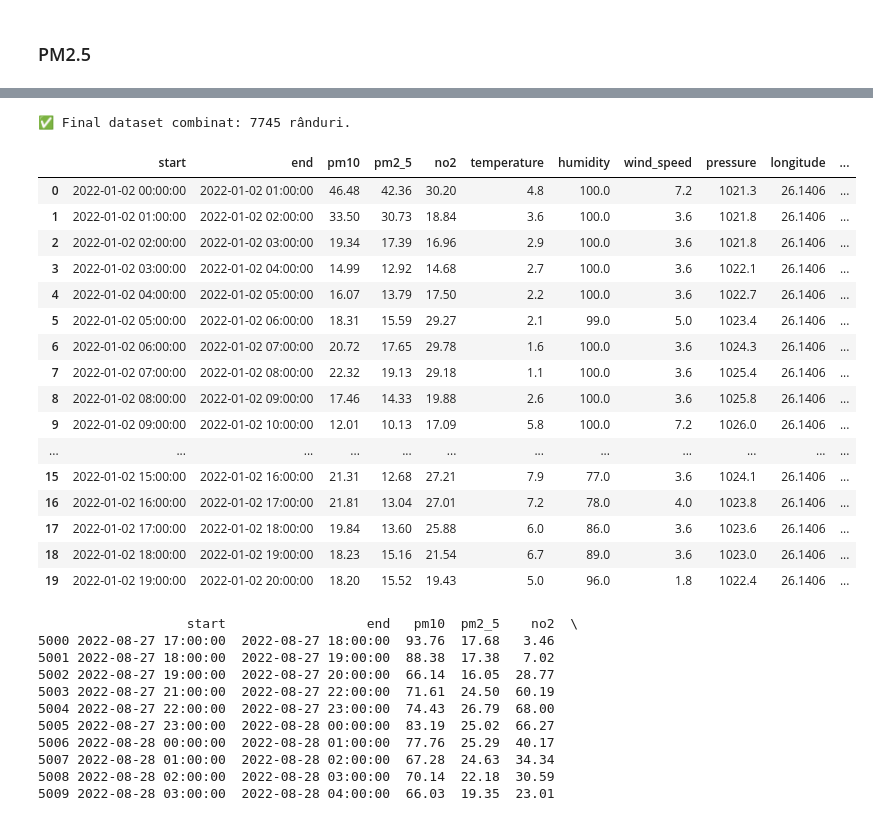
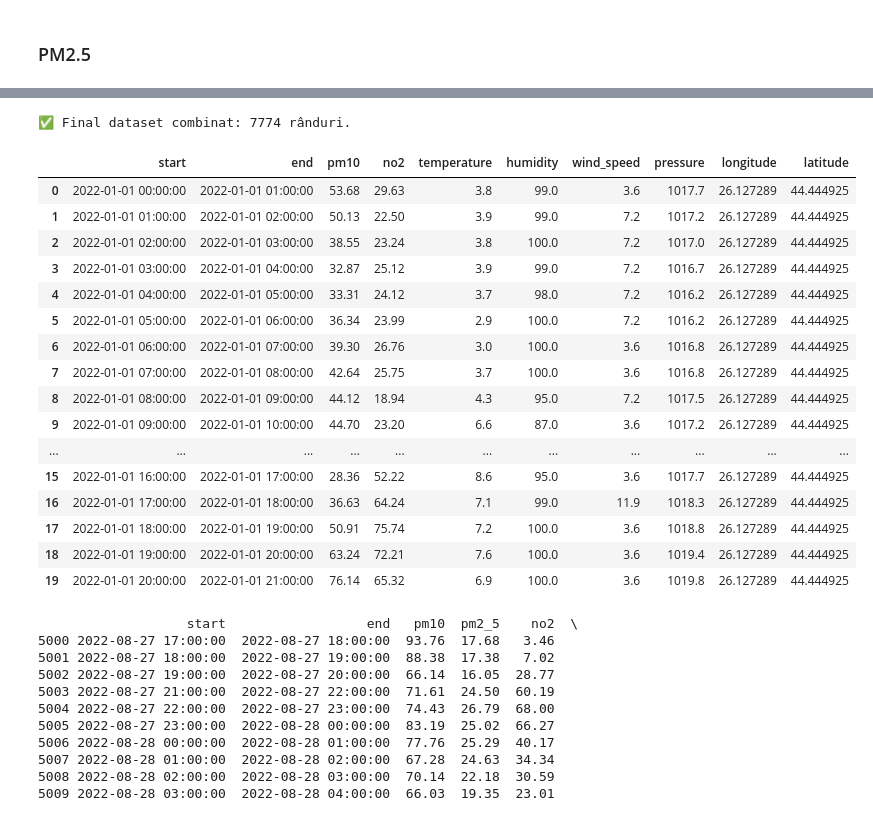
Before and after one commit to HemisCoding/bucharest-pollution-detector, a Jupyter notebook: notebooks/Pollution_Factors Data Collection.ipynb, the cells around one changed output, grey strips where cells are left out. Saved outputs shown, nothing was run; the diff lists cells and outputs as text; code cells hidden in the pictures.

Commit message:
data collections -analysis and prep

```diff
--- a/notebooks/Pollution_Factors Data Collection.ipynb
+++ b/notebooks/Pollution_Factors Data Collection.ipynb
@@ -364,0 +380,31 @@ df_no2_filtered.head()
+# %%
+### no PM25
+
+import pandas as pd
+
+# 1. Încarcă fișierele
+df_pm10 = pd.read_csv("../data/Checking data/pm10_bucharest_clean-ro0070a.csv")
+df_no2  = pd.read_csv("../data/Checking data/no2_bucharest_clean-ro0070a.csv")
+
+# 3. Merge între PM10 și NO2
+df_merged = pd.merge(df_pm10, df_no2, on=["start", "end"], how="inner")
+
+# 4. Păstrăm doar o singură coloană pentru lat și lon
+df_merged["latitude"] = df_merged["latitude_x"]
+df_merged["longitude"] = df_merged["longitude_x"]
+
+# 5. Eliminăm coloanele duplicate
+df_merged.drop(columns=[
+    "pm10_unit", "no2_unit",
+    "latitude_x", "longitude_x",
+    "latitude_y", "longitude_y"
+], inplace=True)
+
+# 6. Reordonăm coloanele (opțional)
+df_merged = df_merged[["start", "end", "pm10", "no2", "latitude", "longitude"]]
+
+# 7. Salvăm rezultatul
+df_merged.to_csv("../data/bucharest_merged_pm10_no2_70a.csv", index=False)
+
+# print(f"✅ Merged Dataset {len(df_merged)} rows.")
+df_merged.head(-3)
@@ -411,46 +459,45 @@ df_merged.head(10)
 # %%
 # 8. Încarcă datele meteo
-df_weather = pd.read_csv("../data/meteo_data_2022/weather_bucharest_2022.csv")
+df_weather = pd.read_csv("../data/meteo_data_2022/weather_bucharest_2022_ro070a.csv")
 
 # 9. Asigură-te că 'start' este datetime în ambele
 df_merged["start"] = pd.to_datetime(df_merged["start"])
 df_weather["start"] = pd.to_datetime(df_weather["start"])
 
 # 10. Facem merge pe coloana 'start'
 df_final = pd.merge(df_merged, df_weather, on="start", how="inner")
 
 # Reorder columns
 df_final = df_final[[
     "start", "end",
-    "pm10", "pm2_5", "no2",
+    "pm10", "no2",
     "temperature", "humidity", "wind_speed", "pressure",
     "longitude", "latitude"
 ]]
-
 # (Optional) Save again if needed
-df_final.to_csv("data/bucharest_final_dataset_2022.csv", index=False)
+df_final.to_csv("../data/Station-RO0070A-2022/Meteo+PFactors.csv", index=False)
 
 print(f"✅ Final dataset combinat: {len(df_final)} rânduri.")
 df_final.head(20)
 # %% [output]
-✅ Final dataset combinat: 7745 rânduri.
+✅ Final dataset combinat: 7774 rânduri.
-|  | start | end | pm10 | pm2_5 | no2 | temperature | humidity | wind_speed | pressure | longitude | ... |
-| 0 | 2022-01-02 00:00:00 | 2022-01-02 01:00:00 | 46.48 | 42.36 | 30.20 | 4.8 | 100.0 | 7.2 | 1021.3 | 26.1406 | ... |
-| 1 | 2022-01-02 01:00:00 | 2022-01-02 02:00:00 | 33.50 | 30.73 | 18.84 | 3.6 | 100.0 | 3.6 | 1021.8 | 26.1406 | ... |
-| 2 | 2022-01-02 02:00:00 | 2022-01-02 03:00:00 | 19.34 | 17.39 | 16.96 | 2.9 | 100.0 | 3.6 | 1021.8 | 26.1406 | ... |
-| 3 | 2022-01-02 03:00:00 | 2022-01-02 04:00:00 | 14.99 | 12.92 | 14.68 | 2.7 | 100.0 | 3.6 | 1022.1 | 26.1406 | ... |
-| 4 | 2022-01-02 04:00:00 | 2022-01-02 05:00:00 | 16.07 | 13.79 | 17.50 | 2.2 | 100.0 | 3.6 | 1022.7 | 26.1406 | ... |
-| 5 | 2022-01-02 05:00:00 | 2022-01-02 06:00:00 | 18.31 | 15.59 | 29.27 | 2.1 | 99.0 | 5.0 | 1023.4 | 26.1406 | ... |
-| 6 | 2022-01-02 06:00:00 | 2022-01-02 07:00:00 | 20.72 | 17.65 | 29.78 | 1.6 | 100.0 | 3.6 | 1024.3 | 26.1406 | ... |
-| 7 | 2022-01-02 07:00:00 | 2022-01-02 08:00:00 | 22.32 | 19.13 | 29.18 | 1.1 | 100.0 | 3.6 | 1025.4 | 26.1406 | ... |
-| 8 | 2022-01-02 08:00:00 | 2022-01-02 09:00:00 | 17.46 | 14.33 | 19.88 | 2.6 | 100.0 | 3.6 | 1025.8 | 26.1406 | ... |
-| 9 | 2022-01-02 09:00:00 | 2022-01-02 10:00:00 | 12.01 | 10.13 | 17.09 | 5.8 | 100.0 | 7.2 | 1026.0 | 26.1406 | ... |
-| ... | ... | ... | ... | ... | ... | ... | ... | ... | ... | ... | ... |
-| 15 | 2022-01-02 15:00:00 | 2022-01-02 16:00:00 | 21.31 | 12.68 | 27.21 | 7.9 | 77.0 | 3.6 | 1024.1 | 26.1406 | ... |
-| 16 | 2022-01-02 16:00:00 | 2022-01-02 17:00:00 | 21.81 | 13.04 | 27.01 | 7.2 | 78.0 | 4.0 | 1023.8 | 26.1406 | ... |
-| 17 | 2022-01-02 17:00:00 | 2022-01-02 18:00:00 | 19.84 | 13.60 | 25.88 | 6.0 | 86.0 | 3.6 | 1023.6 | 26.1406 | ... |
-| 18 | 2022-01-02 18:00:00 | 2022-01-02 19:00:00 | 18.23 | 15.16 | 21.54 | 6.7 | 89.0 | 3.6 | 1023.0 | 26.1406 | ... |
-| 19 | 2022-01-02 19:00:00 | 2022-01-02 20:00:00 | 18.20 | 15.52 | 19.43 | 5.0 | 96.0 | 1.8 | 1022.4 | 26.1406 | ... |
+|  | start | end | pm10 | no2 | temperature | humidity | wind_speed | pressure | longitude | latitude |
+| 0 | 2022-01-01 00:00:00 | 2022-01-01 01:00:00 | 53.68 | 29.63 | 3.8 | 99.0 | 3.6 | 1017.7 | 26.127289 | 44.444925 |
+| 1 | 2022-01-01 01:00:00 | 2022-01-01 02:00:00 | 50.13 | 22.50 | 3.9 | 99.0 | 7.2 | 1017.2 | 26.127289 | 44.444925 |
+| 2 | 2022-01-01 02:00:00 | 2022-01-01 03:00:00 | 38.55 | 23.24 | 3.8 | 100.0 | 7.2 | 1017.0 | 26.127289 | 44.444925 |
+| 3 | 2022-01-01 03:00:00 | 2022-01-01 04:00:00 | 32.87 | 25.12 | 3.9 | 99.0 | 7.2 | 1016.7 | 26.127289 | 44.444925 |
+| 4 | 2022-01-01 04:00:00 | 2022-01-01 05:00:00 | 33.31 | 24.12 | 3.7 | 98.0 | 7.2 | 1016.2 | 26.127289 | 44.444925 |
+| 5 | 2022-01-01 05:00:00 | 2022-01-01 06:00:00 | 36.34 | 23.99 | 2.9 | 100.0 | 7.2 | 1016.2 | 26.127289 | 44.444925 |
+| 6 | 2022-01-01 06:00:00 | 2022-01-01 07:00:00 | 39.30 | 26.76 | 3.0 | 100.0 | 3.6 | 1016.8 | 26.127289 | 44.444925 |
+| 7 | 2022-01-01 07:00:00 | 2022-01-01 08:00:00 | 42.64 | 25.75 | 3.7 | 100.0 | 3.6 | 1016.8 | 26.127289 | 44.444925 |
+| 8 | 2022-01-01 08:00:00 | 2022-01-01 09:00:00 | 44.12 | 18.94 | 4.3 | 95.0 | 7.2 | 1017.5 | 26.127289 | 44.444925 |
+| 9 | 2022-01-01 09:00:00 | 2022-01-01 10:00:00 | 44.70 | 23.20 | 6.6 | 87.0 | 3.6 | 1017.2 | 26.127289 | 44.444925 |
+| ... | ... | ... | ... | ... | ... | ... | ... | ... | ... | ... |
+| 15 | 2022-01-01 16:00:00 | 2022-01-01 17:00:00 | 28.36 | 52.22 | 8.6 | 95.0 | 3.6 | 1017.7 | 26.127289 | 44.444925 |
+| 16 | 2022-01-01 17:00:00 | 2022-01-01 18:00:00 | 36.63 | 64.24 | 7.1 | 99.0 | 11.9 | 1018.3 | 26.127289 | 44.444925 |
+| 17 | 2022-01-01 18:00:00 | 2022-01-01 19:00:00 | 50.91 | 75.74 | 7.2 | 100.0 | 3.6 | 1018.8 | 26.127289 | 44.444925 |
+| 18 | 2022-01-01 19:00:00 | 2022-01-01 20:00:00 | 63.24 | 72.21 | 7.6 | 100.0 | 3.6 | 1019.4 | 26.127289 | 44.444925 |
+| 19 | 2022-01-01 20:00:00 | 2022-01-01 21:00:00 | 76.14 | 65.32 | 6.9 | 100.0 | 3.6 | 1019.8 | 26.127289 | 44.444925 |
 # %%
 print(df_final.loc[5000:5020])
 # %% [output]
```
Also changed, not shown: parts of 22 cells of this notebook, 2 other files.
